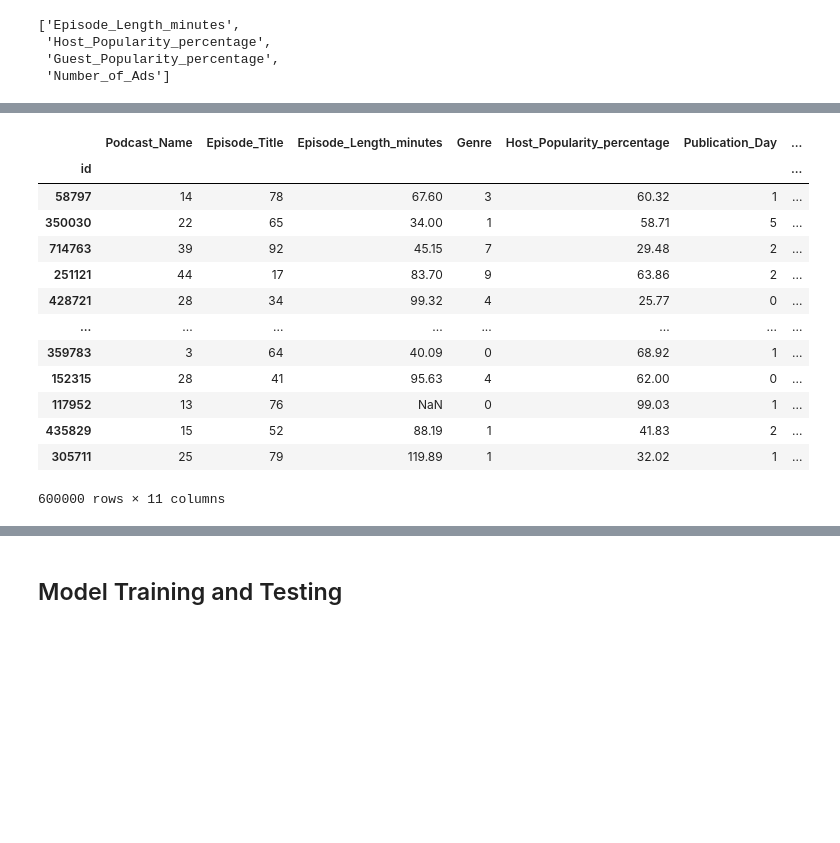
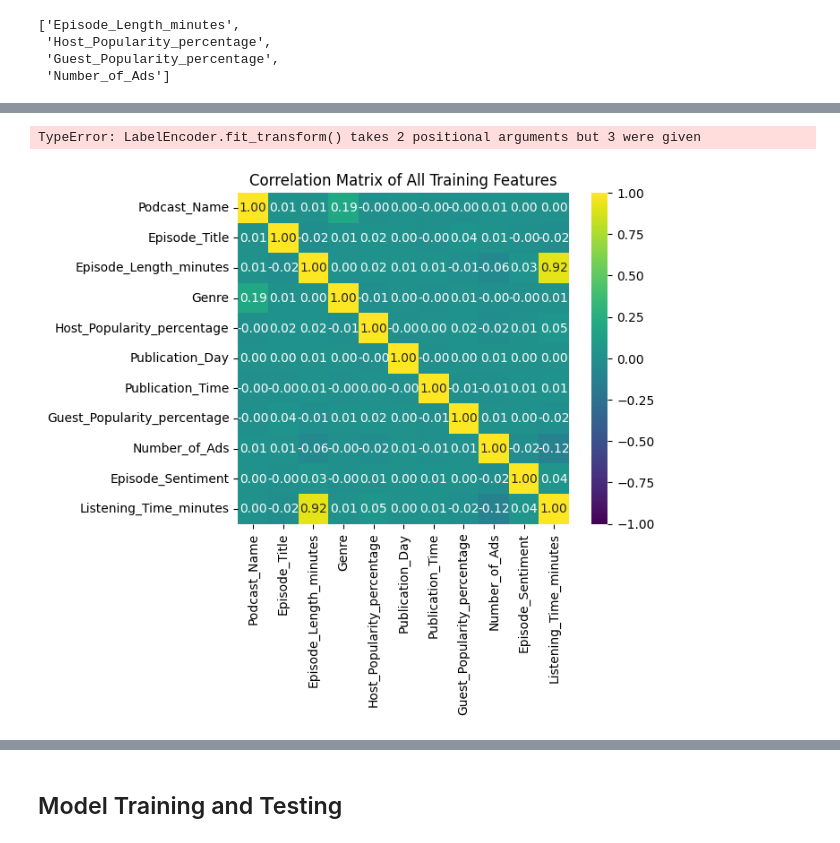
Before and after one commit to Enzo-Olivieri/Kaggle-S5-EP-4, a Jupyter notebook: listening_time_model.ipynb, the cells around one changed output, grey strips where cells are left out. Saved outputs shown, nothing was run; the diff lists cells and outputs as text; code cells hidden in the pictures; blank space fills up the shorter version.

Commit message:
Update listening_time_model.ipynb
Pipeline error

```diff
--- a/listening_time_model.ipynb
+++ b/listening_time_model.ipynb
@@ -105,33 +132,57 @@ for cat_feat in cat_features:
+# %%
+cat_features = [col for col in X_train.columns if X_train[col].dtype == "category"]
+
+categorical_encoder = Pipeline(steps = [
+    ("label_encoder", LabelEncoder())
+])
+
+preprocessor = ColumnTransformer(
+    transformers = [("cat", categorical_encoder, cat_features)]
+)
+
+model = XGBRegressor(n_estimators=1000,
+                     learning_rate=0.1,
+                     enable_categorical = True)
+
+
+my_pipeline = Pipeline(steps=[
+    ("preprocessor", preprocessor),
+    ("model", model)
+    ])
+
+my_pipeline.fit(X_train, y_train)
+
+preds = my_pipeline.predict(X_val)
+
+
+RMSE =  root_mean_squared_error(y_val, preds)
+RMSE
+# %% [output]
+TypeError: LabelEncoder.fit_transform() takes 2 positional arguments but 3 were given
 # %%
-# Setting "object" types in validation dataset to category types for xgboost
-cat_features = [col for col in X_val.columns if X_val[col].dtype == "object"]
+# Label encoded the categorical features. Not using OH encoding to reduce training time.
+
+cat_features = [col for col in X_train.columns if X_train[col].dtype == "category"]
+
+label_encoder = LabelEncoder()
 
 for cat_feat in cat_features:
-    X_val[cat_feat] = X_val[cat_feat].astype("category")
-#print(X_val.dtypes)
+    X_train[cat_feat] = label_encoder.fit_transform(X_train[cat_feat])
+    X_val[cat_feat] = label_encoder.transform(X_val[cat_feat])
-# %%
-# Label encoded the categorical features. Not using OH encdoding to reduce training time.
-
-label_encoder = LabelEncoder()
-
-for cat_feat in cat_features:
-    X_train[cat_feat] = label_encoder.fit_transform(X_train[cat_feat])
-    X_val[cat_feat] = label_encoder.transform(X_val[cat_feat])
 # %%
 # Creating Feature and Answer pairs for the correlation matrix
 feat_label_pair = pd.concat([X_train,y_train], axis = 1)
+
+correlation_matrix = feat_label_pair.corr()
+heatmap = sns.heatmap(correlation_matrix,
+                      annot = True,
+                      vmin = -1,
+                      vmax = 1,
+                      center = 0,
+                      cmap = "viridis",
+                      fmt = ".2f",
+                      square = True)
+plt.title("Correlation Matrix of All Training Features")
+plt.show()
 # %% [output]
-|  | Podcast_Name | Episode_Title | Episode_Length_minutes | Genre | Host_Popularity_percentage | Publication_Day | ... |
-| id |  |  |  |  |  |  | ... |
-| 58797 | 14 | 78 | 67.60 | 3 | 60.32 | 1 | ... |
-| 350030 | 22 | 65 | 34.00 | 1 | 58.71 | 5 | ... |
-| 714763 | 39 | 92 | 45.15 | 7 | 29.48 | 2 | ... |
-| 251121 | 44 | 17 | 83.70 | 9 | 63.86 | 2 | ... |
-| 428721 | 28 | 34 | 99.32 | 4 | 25.77 | 0 | ... |
-| ... | ... | ... | ... | ... | ... | ... | ... |
-| 359783 | 3 | 64 | 40.09 | 0 | 68.92 | 1 | ... |
-| 152315 | 28 | 41 | 95.63 | 4 | 62.00 | 0 | ... |
-| 117952 | 13 | 76 | NaN | 0 | 99.03 | 1 | ... |
-| 435829 | 15 | 52 | 88.19 | 1 | 41.83 | 2 | ... |
-| 305711 | 25 | 79 | 119.89 | 1 | 32.02 | 1 | ... |
-600000 rows × 11 columns
+[figure, added]
```
Also changed, not shown: parts of 6 cells of this notebook.
